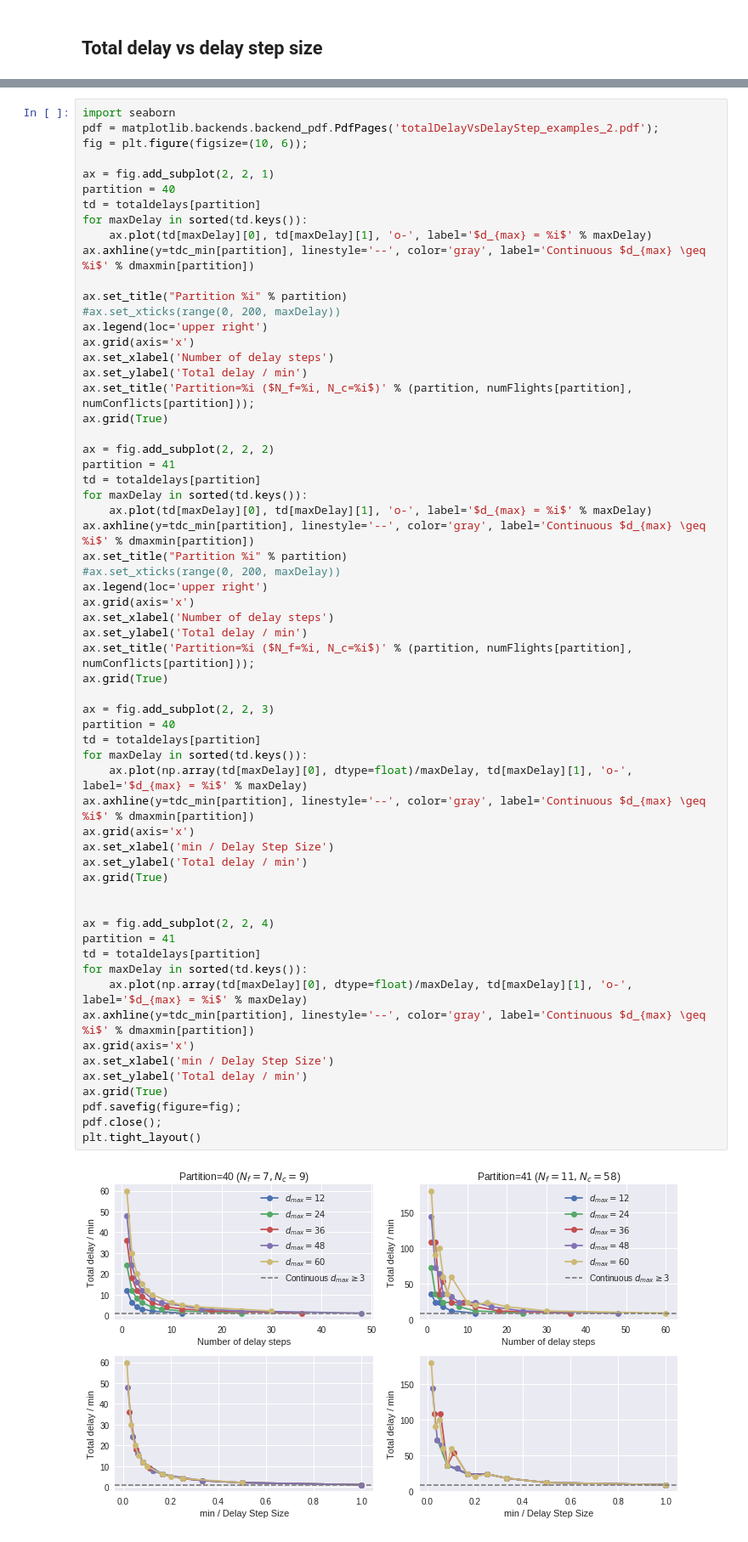
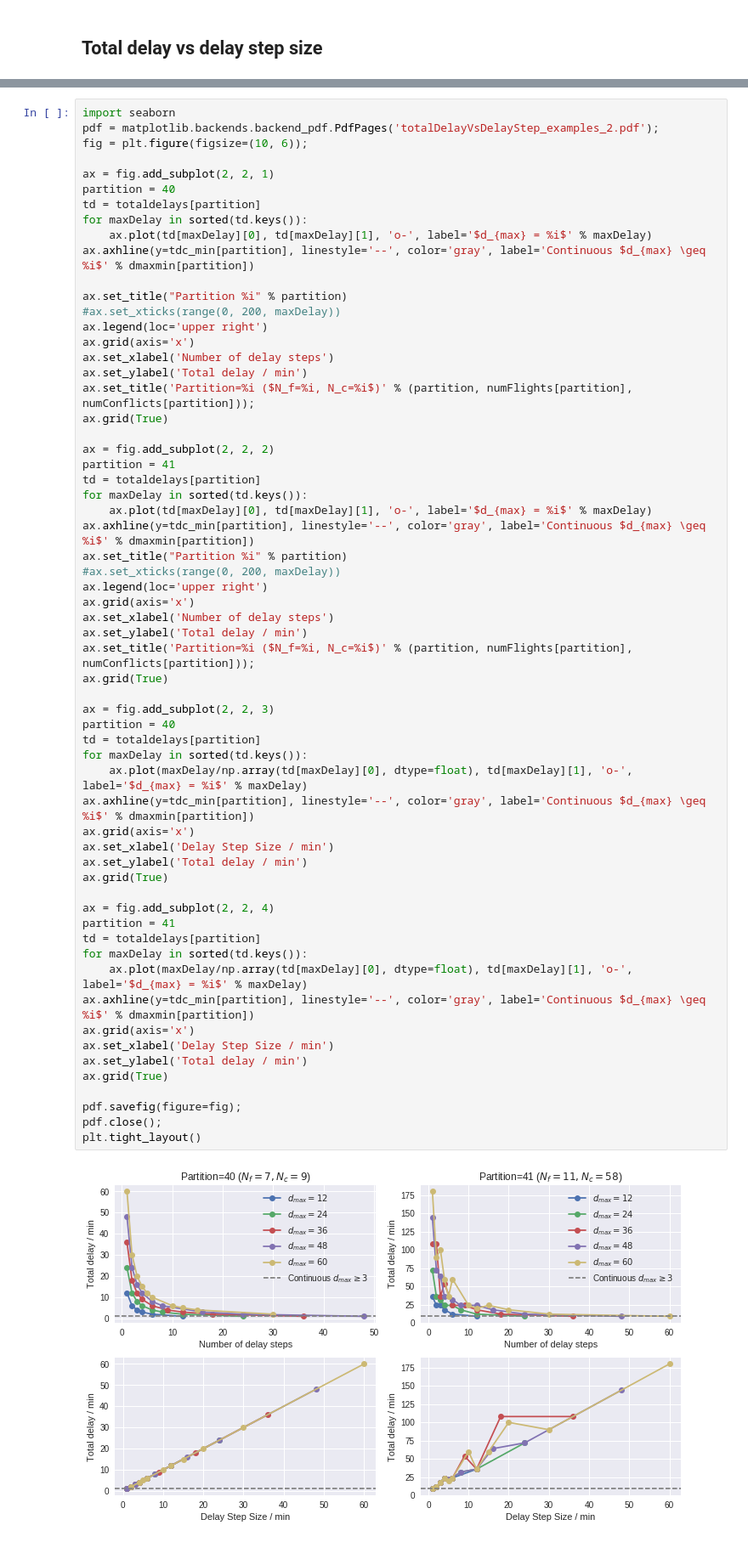
Before and after one commit to ventugithub/QCFATM, a Jupyter notebook: code/departureDelayModel/constraint_programming/analysis/Analyse model discretization.ipynb, the cells around one changed output, grey strips where cells are left out. Shown at 85% size. Drawn from its saved outputs; the diff is of its cells as text.

```diff
--- a/code/departureDelayModel/constraint_programming/analysis/Analyse model discretization.ipynb
+++ b/code/departureDelayModel/constraint_programming/analysis/Analyse model discretization.ipynb
@@ -346,36 +346,36 @@ ax.axhline(y=tdc_min[partition], linestyle='--', color='gray', label='Continuous
 ax.set_title("Partition %i" % partition)
 #ax.set_xticks(range(0, 200, maxDelay))
 ax.legend(loc='upper right')
 ax.grid(axis='x')
 ax.set_xlabel('Number of delay steps')
 ax.set_ylabel('Total delay / min')
 ax.set_title('Partition=%i ($N_f=%i, N_c=%i$)' % (partition, numFlights[partition], numConflicts[partition]));
 ax.grid(True)
 
 ax = fig.add_subplot(2, 2, 3)
 partition = 40
 td = totaldelays[partition]
 for maxDelay in sorted(td.keys()):
-    ax.plot(np.array(td[maxDelay][0], dtype=float)/maxDelay, td[maxDelay][1], 'o-', label='$d_{max} = %i$' % maxDelay)
+    ax.plot(maxDelay/np.array(td[maxDelay][0], dtype=float), td[maxDelay][1], 'o-', label='$d_{max} = %i$' % maxDelay)
 ax.axhline(y=tdc_min[partition], linestyle='--', color='gray', label='Continuous $d_{max} \geq %i$' % dmaxmin[partition])
 ax.grid(axis='x')
-ax.set_xlabel('min / Delay Step Size')
+ax.set_xlabel('Delay Step Size / min')
 ax.set_ylabel('Total delay / min')
 ax.grid(True)
-
 
 ax = fig.add_subplot(2, 2, 4)
 partition = 41
 td = totaldelays[partition]
 for maxDelay in sorted(td.keys()):
-    ax.plot(np.array(td[maxDelay][0], dtype=float)/maxDelay, td[maxDelay][1], 'o-', label='$d_{max} = %i$' % maxDelay)
+    ax.plot(maxDelay/np.array(td[maxDelay][0], dtype=float), td[maxDelay][1], 'o-', label='$d_{max} = %i$' % maxDelay)
 ax.axhline(y=tdc_min[partition], linestyle='--', color='gray', label='Continuous $d_{max} \geq %i$' % dmaxmin[partition])
 ax.grid(axis='x')
-ax.set_xlabel('min / Delay Step Size')
+ax.set_xlabel('Delay Step Size / min')
 ax.set_ylabel('Total delay / min')
 ax.grid(True)
+
 pdf.savefig(figure=fig);
 pdf.close();
 plt.tight_layout()
 # %% [output]
-[figure, old version]
+[figure, new version]
```
Also changed, not shown: parts of 1 cell of this notebook, 2 other files.
